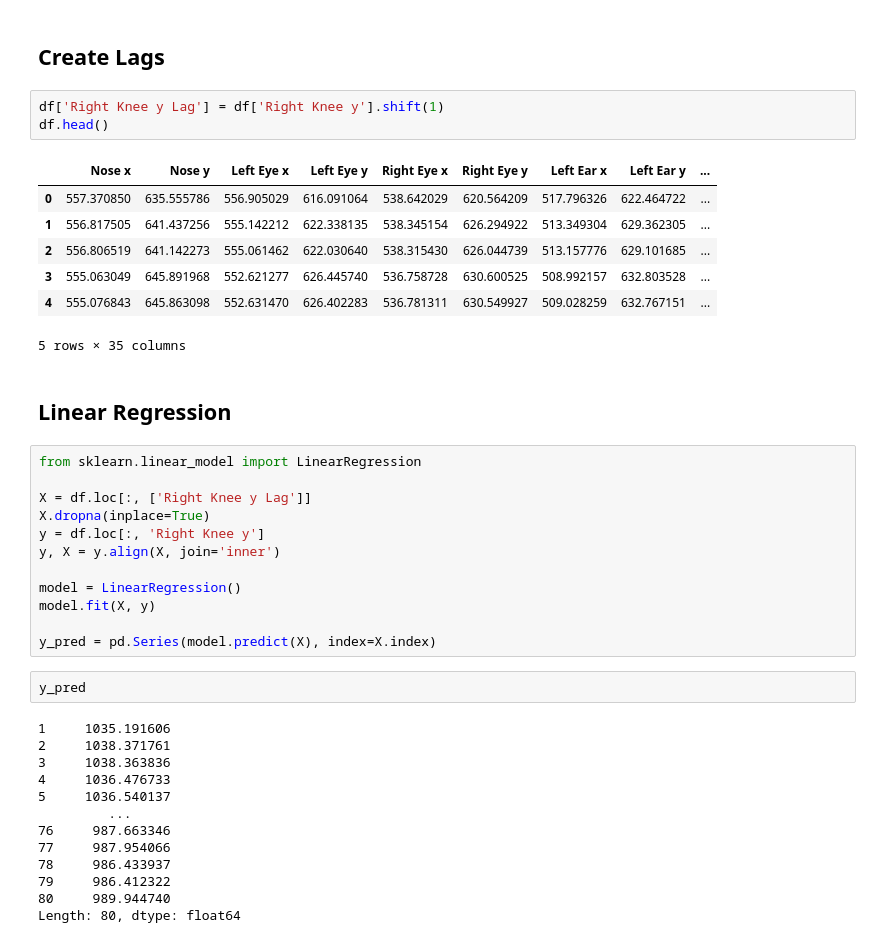
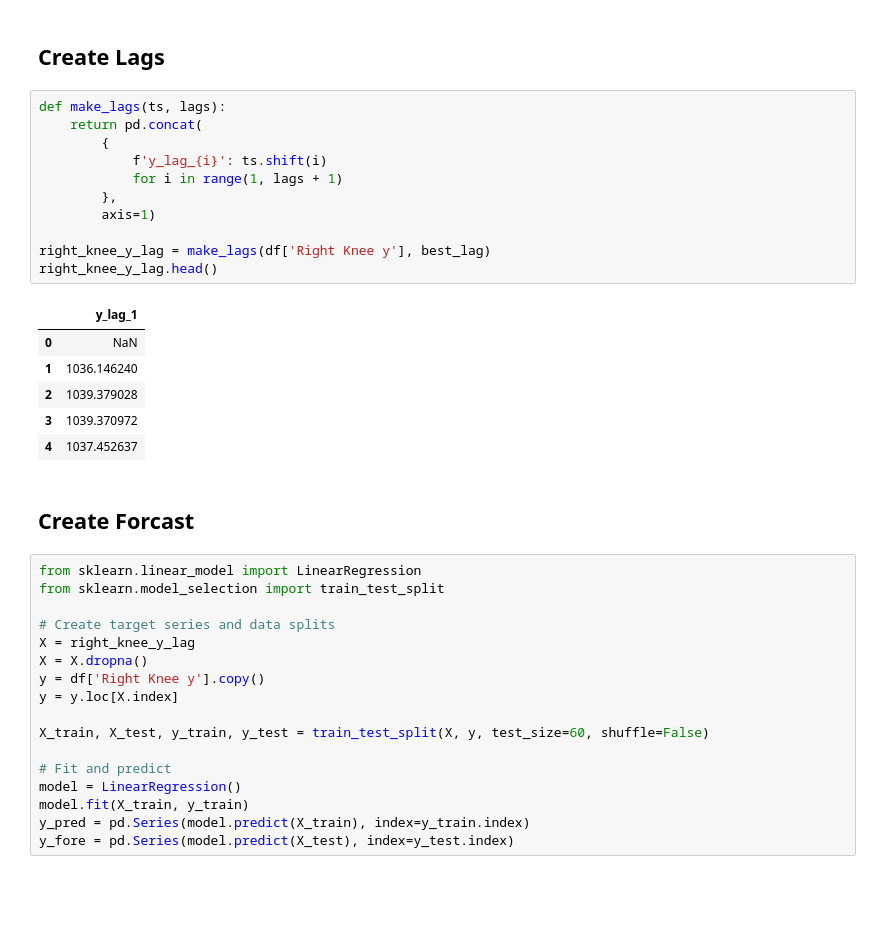
Before and after one commit to trevorZhanTian/Body-Movement-Prediction-with-Time-Series, a Jupyter notebook: main.ipynb, the cells around one changed output. Cells and saved outputs as stored; diff of their text form; blank space fills up the shorter version.

Commit message:
forcast attempt

```diff
--- a/main.ipynb
+++ b/main.ipynb
@@ -161,42 +161,39 @@ Optimal Lag based on AIC: 1
 # %% [markdown]
 ## Create Lags
 # %%
-df['Right Knee y Lag'] = df['Right Knee y'].shift(1)
-df.head()
+def make_lags(ts, lags):
+    return pd.concat(
+        {
+            f'y_lag_{i}': ts.shift(i)
+            for i in range(1, lags + 1)
+        },
+        axis=1)
+
+right_knee_y_lag = make_lags(df['Right Knee y'], best_lag)
+right_knee_y_lag.head()
 # %% [output]
-|  | Nose x | Nose y | Left Eye x | Left Eye y | Right Eye x | Right Eye y | Left Ear x | Left Ear y | ... |
-| 0 | 557.370850 | 635.555786 | 556.905029 | 616.091064 | 538.642029 | 620.564209 | 517.796326 | 622.464722 | ... |
-| 1 | 556.817505 | 641.437256 | 555.142212 | 622.338135 | 538.345154 | 626.294922 | 513.349304 | 629.362305 | ... |
-| 2 | 556.806519 | 641.142273 | 555.061462 | 622.030640 | 538.315430 | 626.044739 | 513.157776 | 629.101685 | ... |
-| 3 | 555.063049 | 645.891968 | 552.621277 | 626.445740 | 536.758728 | 630.600525 | 508.992157 | 632.803528 | ... |
-| 4 | 555.076843 | 645.863098 | 552.631470 | 626.402283 | 536.781311 | 630.549927 | 509.028259 | 632.767151 | ... |
+|  | y_lag_1 |
+| 0 | NaN |
+| 1 | 1036.146240 |
+| 2 | 1039.379028 |
+| 3 | 1039.370972 |
+| 4 | 1037.452637 |
-5 rows × 35 columns
 # %% [markdown]
-## Linear Regression
+## Create Forcast
 # %%
 from sklearn.linear_model import LinearRegression
+from sklearn.model_selection import train_test_split
 
-X = df.loc[:, ['Right Knee y Lag']]
-X.dropna(inplace=True)
-y = df.loc[:, 'Right Knee y']
-y, X = y.align(X, join='inner')
+# Create target series and data splits
+X = right_knee_y_lag
+X = X.dropna()
+y = df['Right Knee y'].copy()
+y = y.loc[X.index]
 
+X_train, X_test, y_train, y_test = train_test_split(X, y, test_size=60, shuffle=False)
+
+# Fit and predict
 model = LinearRegression()
-model.fit(X, y)
-
-y_pred = pd.Series(model.predict(X), index=X.index)
+model.fit(X_train, y_train)
+y_pred = pd.Series(model.predict(X_train), index=y_train.index)
+y_fore = pd.Series(model.predict(X_test), index=y_test.index)
-# %%
-y_pred
-# %% [output]
-1     1035.191606
-2     1038.371761
-3     1038.363836
-4     1036.476733
-5     1036.540137
-         ...
-76     987.663346
-77     987.954066
-78     986.433937
-79     986.412322
-80     989.944740
-Length: 80, dtype: float64
```
Also changed, not shown: parts of 1 cell of this notebook.
